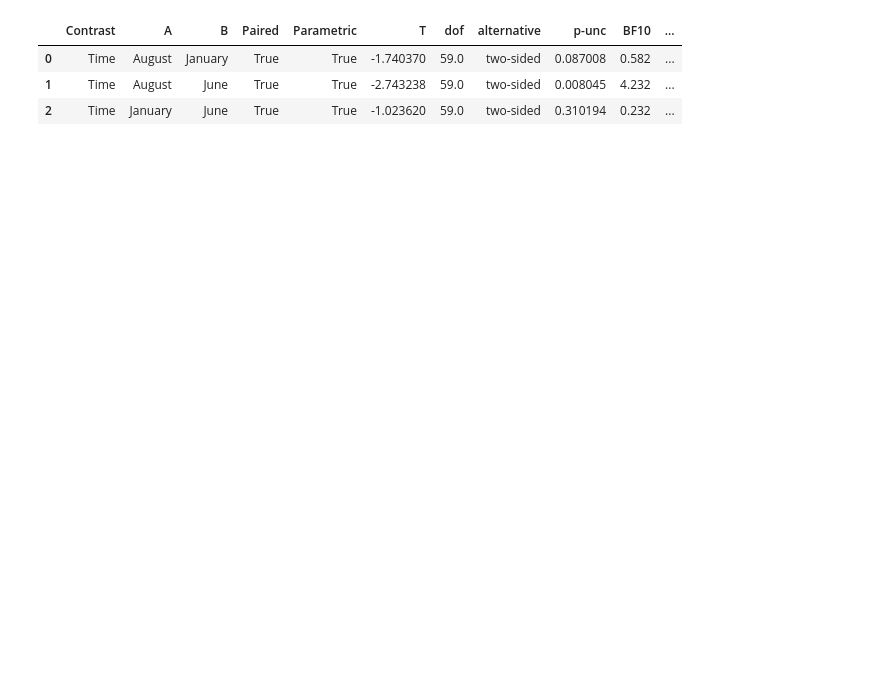
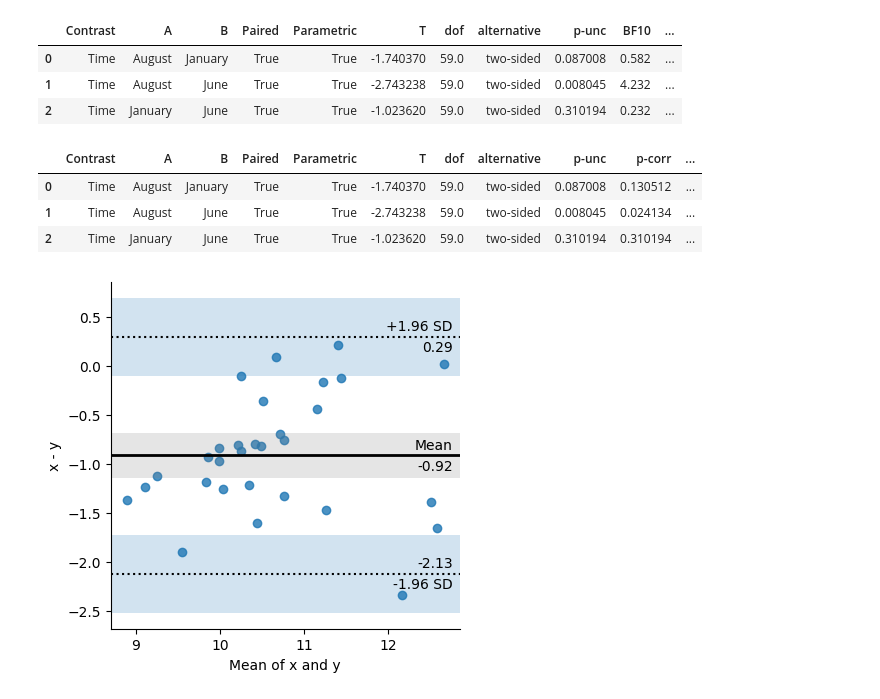
Before and after one commit to wanjuson/analyst_engineer, a Jupyter notebook: 통계공부/pingouin.ipynb, the cells around one changed output. Drawn from its saved outputs; the diff is of its cells as text; code cells hidden in the pictures; blank space fills up the shorter version.

```diff
--- a/통계공부/pingouin.ipynb
+++ b/통계공부/pingouin.ipynb
@@ -176,4 +166,14 @@ pg.pairwise_ttests(dv='Scores', within='Time', subject='Subject', data=df)
 | 1 | Time | August | June | True | True | -2.743238 | 59.0 | two-sided | 0.008045 | 4.232 | ... |
 | 2 | Time | January | June | True | True | -1.023620 | 59.0 | two-sided | 0.310194 | 0.232 | ... |
 # %%
-# 1.10. Post-hoc tests corrected for multiple-comparisons
+# 1.10. Post-hoc tests corrected for multiple-comparisons 다중 비교를 위해 수정된 사후 테스트
+# FDR-corrected post hocs with Hedges'g effect size
+posthoc = pg.pairwise_ttests(data=df, dv='Scores', within='Time',
+                             subject='Subject', parametric=True,
+                             padjust='fdr_bh', effsize='hedges')
+posthoc
+# %% [output]
+|  | Contrast | A | B | Paired | Parametric | T | dof | alternative | p-unc | p-corr | ... |
+| 0 | Time | August | January | True | True | -1.740370 | 59.0 | two-sided | 0.087008 | 0.130512 | ... |
+| 1 | Time | August | June | True | True | -2.743238 | 59.0 | two-sided | 0.008045 | 0.024134 | ... |
+| 2 | Time | January | June | True | True | -1.023620 | 59.0 | two-sided | 0.310194 | 0.310194 | ... |
@@ -179,0 +187,8 @@ pg.pairwise_ttests(dv='Scores', within='Time', subject='Subject', data=df)
+# %%
+# 1.12. Bland-Altman plot
+# https://blog.naver.com/crow83/221504979110
+mean, cov = [10, 11], [[1, 0.8], [0.8, 1]]
+x, y = np.random.multivariate_normal(mean, cov, 30).T
+ax = pg.plot_blandaltman(x, y)
+# %% [output]
+[figure, added]
```
Also changed, not shown: parts of 8 cells of this notebook.
